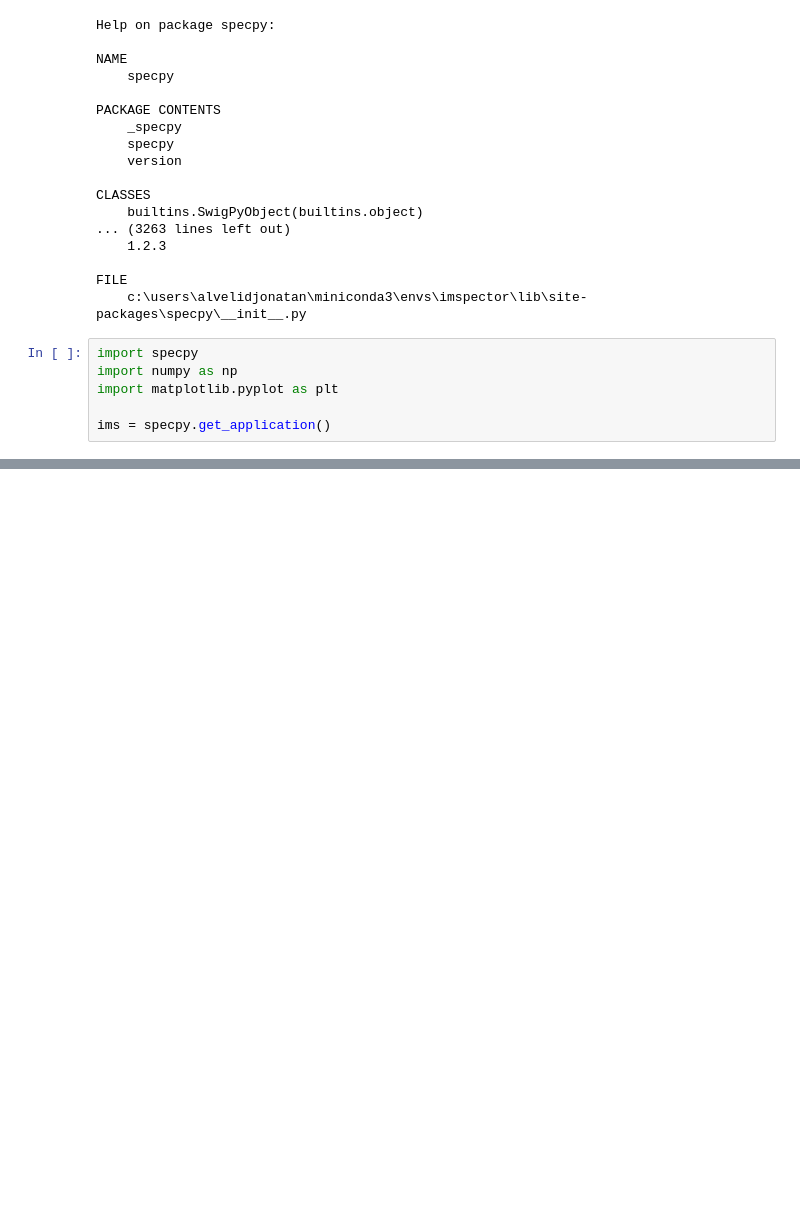
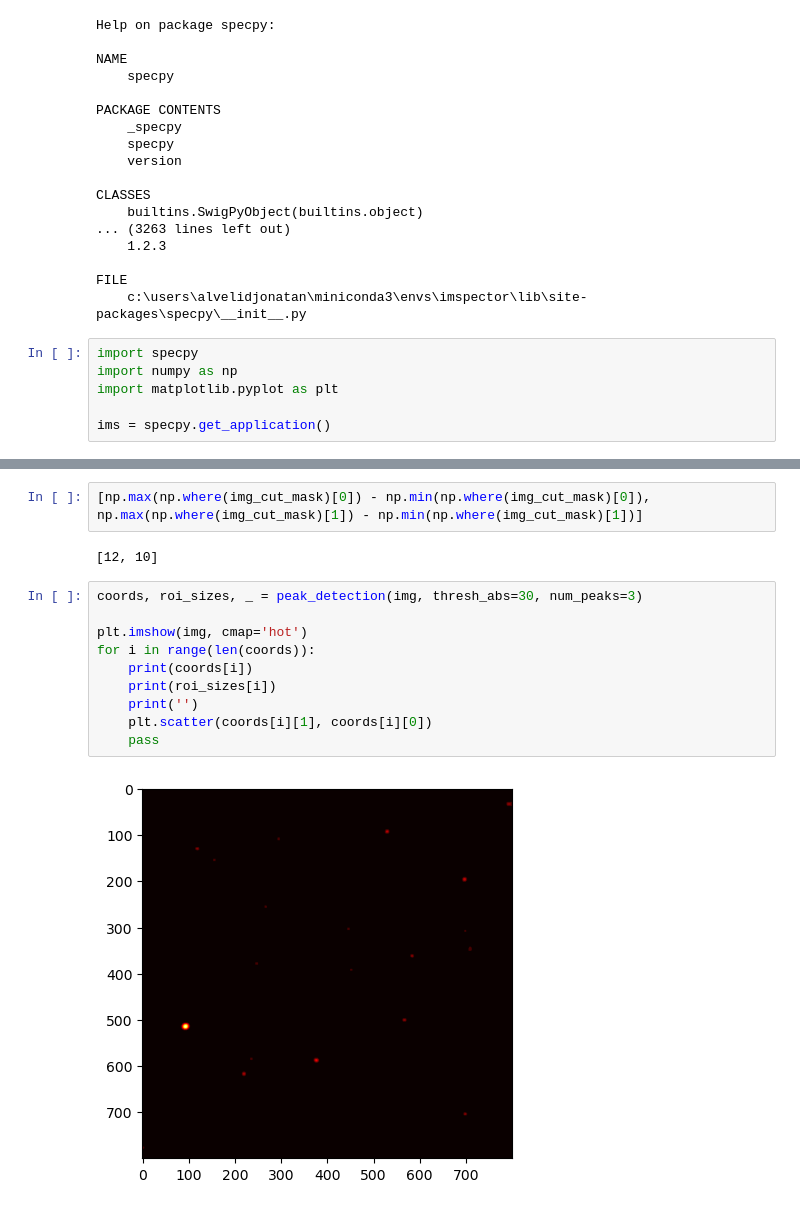
Before and after one commit to jonatanalvelid/etMINFLUX, a Jupyter notebook: test_imspector_con.ipynb, the cells around one changed output, grey strips where cells are left out. Cells and saved outputs as stored; diff of their text form; blank space fills up the shorter version.

```diff
--- a/test_imspector_con.ipynb
+++ b/test_imspector_con.ipynb
@@ -84,3 +184,19 @@ stack 8: shape (1, 1, 25, 25)
+# %%
+[np.max(np.where(img_cut_mask)[0]) - np.min(np.where(img_cut_mask)[0]), np.max(np.where(img_cut_mask)[1]) - np.min(np.where(img_cut_mask)[1])]
+# %% [output]
+[12, 10]
+# %%
+coords, roi_sizes, _ = peak_detection(img, thresh_abs=30, num_peaks=3)
+
+plt.imshow(img, cmap='hot')
+for i in range(len(coords)):
+    print(coords[i])
+    print(roi_sizes[i])
+    print('')
+    plt.scatter(coords[i][1], coords[i][0])
+    pass
+# %% [output]
+[figure, added]
 # %%
 import numpy as np
 from scipy import ndimage as ndi
```
Also changed, not shown: parts of 7 cells of this notebook, 4 other files.
